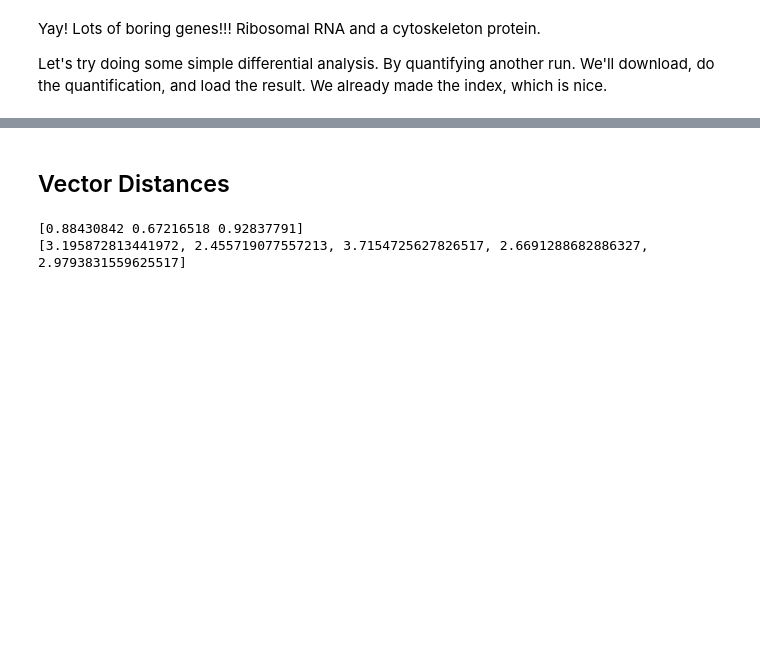
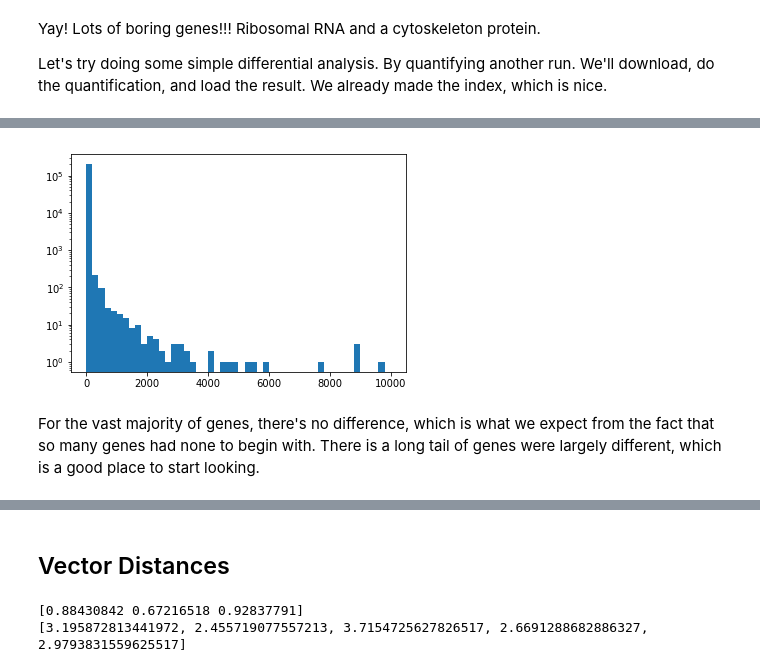
Before and after one commit to david4096/quickseq, a Jupyter notebook: quickseq.ipynb, the cells around one changed output, grey strips where cells are left out. Cells and saved outputs as stored; diff of their text form; code cells hidden in the pictures; blank space fills up the shorter version.

```diff
--- a/quickseq.ipynb
+++ b/quickseq.ipynb
@@ -272,0 +303,11 @@ Saving to: ‘UCSC_Run2_20170922_1D.pass.dedup.fastq’
+# %%
+vec1 = list(df['TPM'])
+vec2 = list(df2['TPM'])
+differences = [abs(x - y) for x, y in zip(vec1, vec2)]
+plt.hist(differences, range=(0, 10000), bins=50)
+plt.yscale('log')
+plt.show()
+# %% [output]
+[figure, added]
+# %% [markdown]
+For the vast majority of genes, there's no difference, which is what we expect from the fact that so many genes had none to begin with. There is a long tail of genes were largely different, which is a good place to start looking.
```
Also changed, not shown: parts of 8 cells of this notebook.
